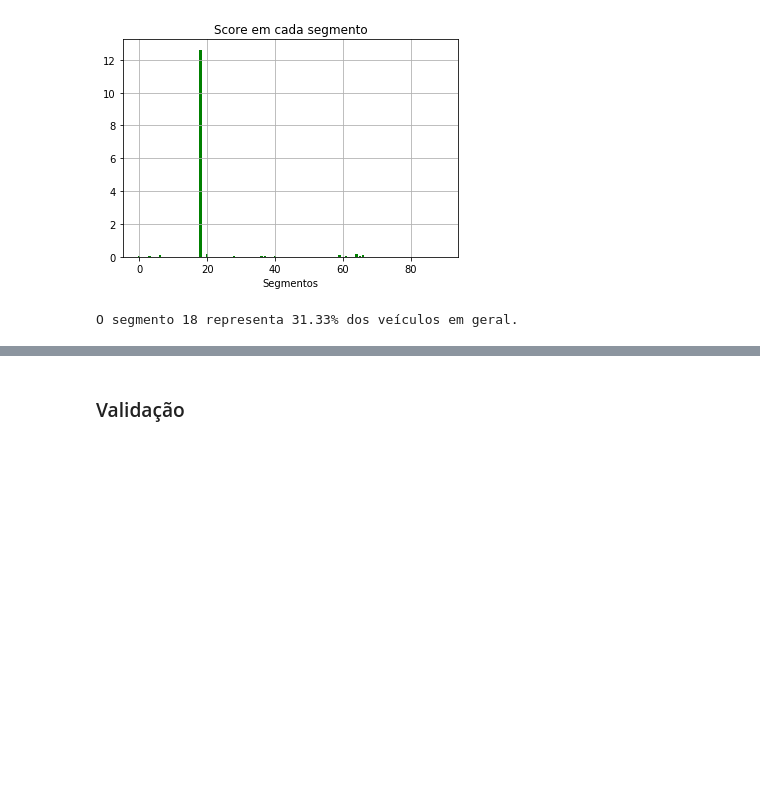
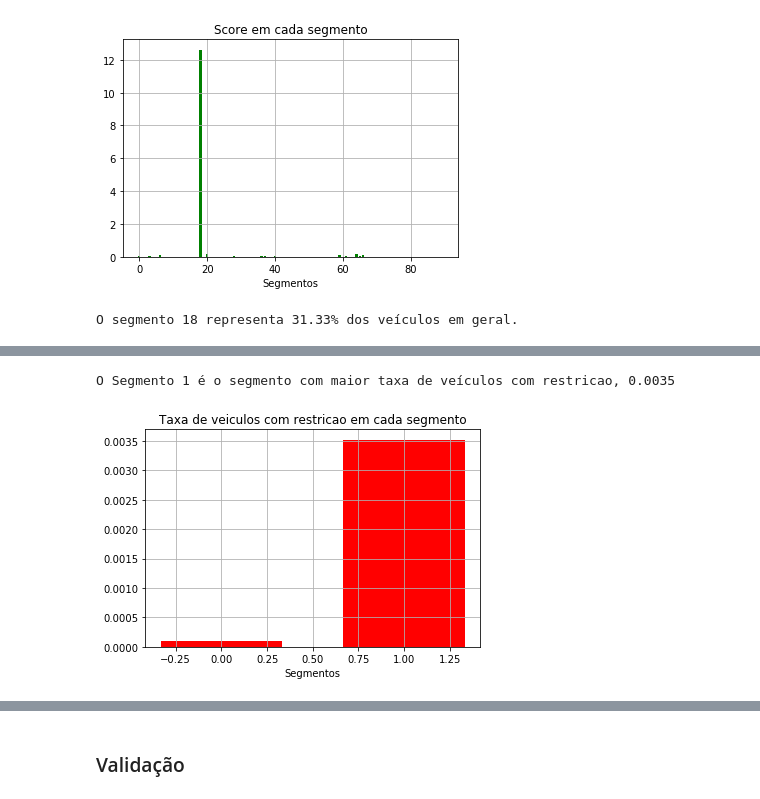
Before and after one commit to jessebr2/analise-rotas-veiculos-capstone-project, a Jupyter notebook: Analise_de_rotas_de_veiculos.ipynb, the cells around one changed output, grey strips where cells are left out. Saved outputs shown, nothing was run; the diff lists cells and outputs as text; code cells hidden in the pictures; blank space fills up the shorter version.

```diff
--- a/Analise_de_rotas_de_veiculos.ipynb
+++ b/Analise_de_rotas_de_veiculos.ipynb
@@ -565,0 +637,6 @@ O segmento 18 representa 31.33% dos veículos em geral.
+# %%
+plot_bar_graph(best_restricao_ratio_sil, x_best_labels, cor='red', x_label = "Segmentos", y_label = "", title = "Taxa de veiculos com restricao em cada segmento")
+print "O Segmento {} é o segmento com maior taxa de veículos com restricao, {:.4f}" .format(np.argmax(best_restricao_ratio_sil), np.max(best_restricao_ratio_sil))
+# %% [output]
+O Segmento 1 é o segmento com maior taxa de veículos com restricao, 0.0035
+[figure, added]
```
Also changed, not shown: parts of 18 cells of this notebook, 1 other file.
